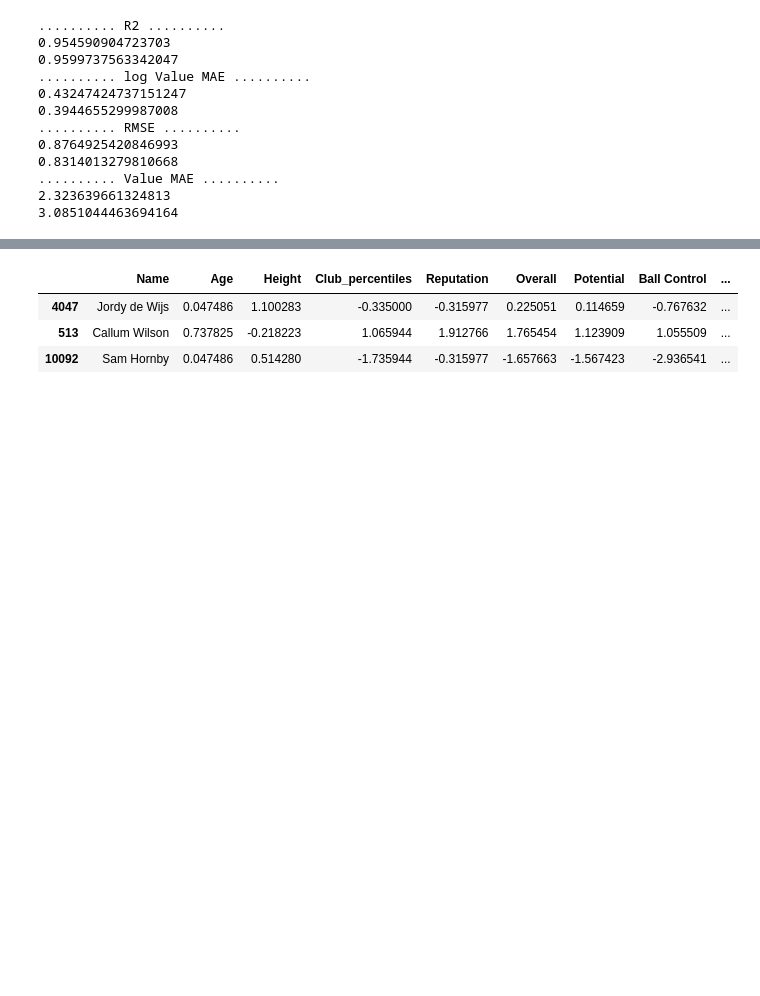
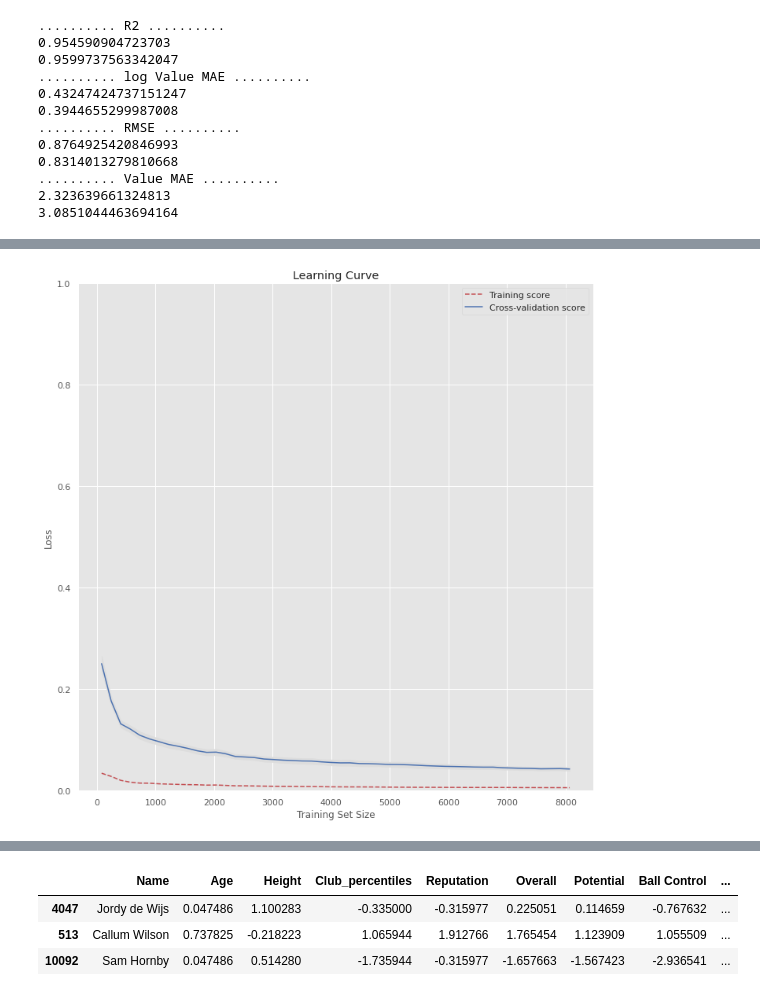
Before and after one commit to shafieiali42/Football-analysis, a Jupyter notebook: SoccerAnalysis.ipynb, the cells around one changed output, grey strips where cells are left out. Saved outputs shown, nothing was run; the diff lists cells and outputs as text; code cells hidden in the pictures; blank space fills up the shorter version.

```diff
--- a/SoccerAnalysis.ipynb
+++ b/SoccerAnalysis.ipynb
@@ -763,0 +772,30 @@ print(test_value_mae)
+# %%
+from sklearn.model_selection import learning_curve
+model2=RandomForestRegressor(n_estimators=350,max_depth=27,max_features="sqrt",random_state=0)
+
+train_sizes,train_scores,test_scores = learning_curve(model2, X_train, y_train, cv=10,
+                                                        scoring='r2', n_jobs=-1,
+                                                        train_sizes=np.linspace(0.01, 1.0, 50))
+
+train_loss=1-train_scores
+test_loss=1-test_scores
+train_mean = np.mean(train_loss, axis=1)
+train_std = np.std(train_loss, axis=1)
+
+test_mean = np.mean(test_loss, axis=1)
+test_std = np.std(test_loss, axis=1)
+# %%
+plt.subplots(1, figsize=(10,10))
+plt.plot(train_sizes, train_mean, '--', color="r",  label="Training score")
+plt.plot(train_sizes, test_mean, color="b", label="Cross-validation score")
+
+plt.fill_between(train_sizes, (train_mean - train_std), (train_mean + train_std), color="#DDDDDD")
+plt.fill_between(train_sizes, (test_mean - test_std), (test_mean + test_std), color="#DDDDDD")
+
+plt.title("Learning Curve")
+plt.xlabel("Training Set Size"), plt.ylabel("Loss"), plt.legend(loc="best")
+plt.ylim(0,1)
+plt.tight_layout()
+plt.show()
+# %% [output]
+[figure, added]
```
Also changed, not shown: parts of 5 cells of this notebook.
